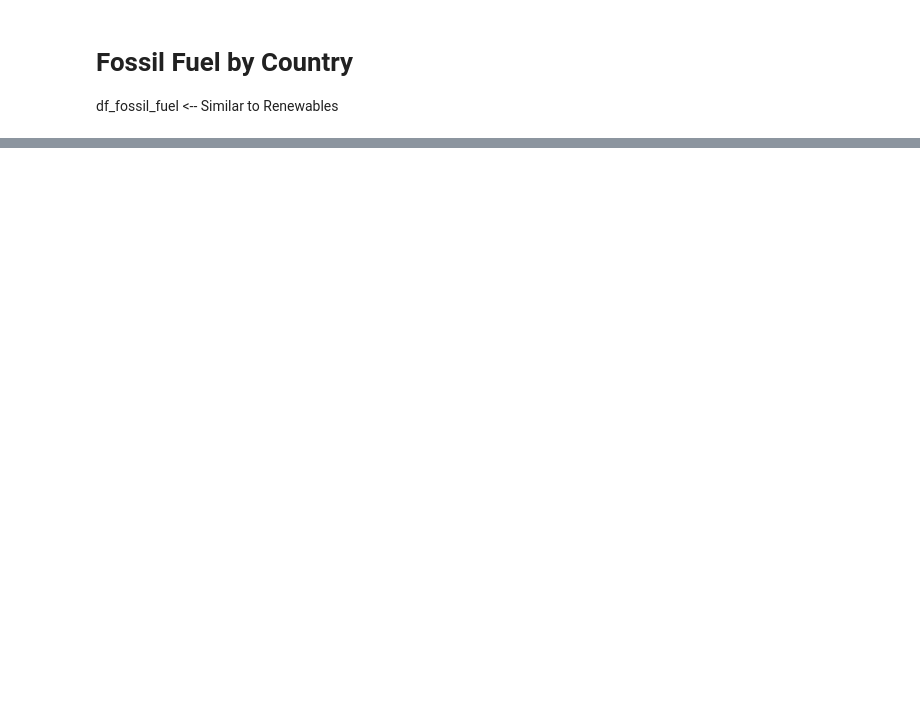
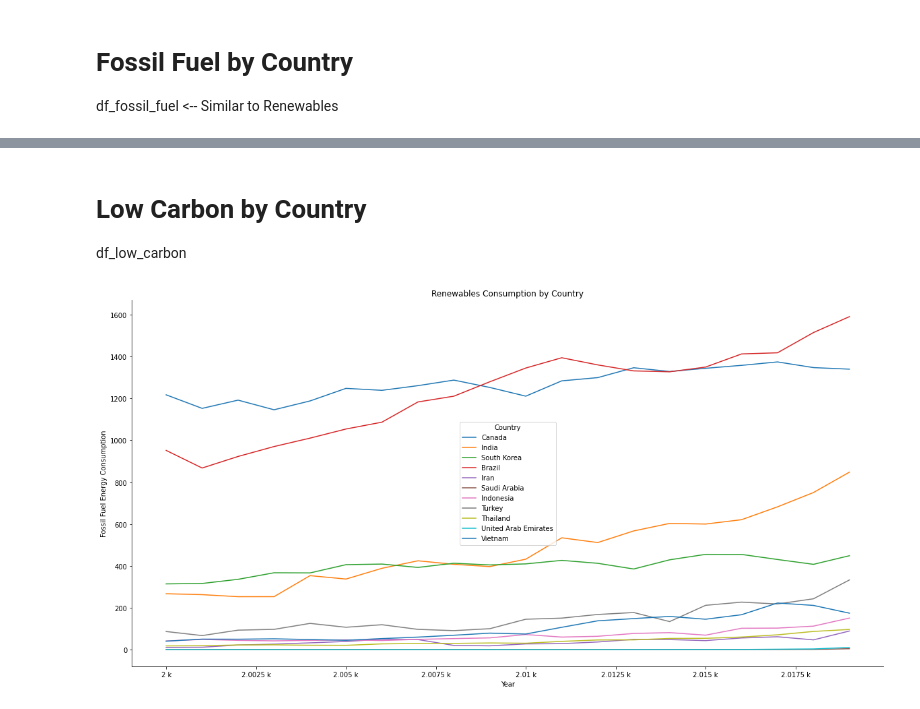
Before and after one commit to amycelliott/DMP_LP_2022, a Jupyter notebook: DMP_LP_2022_Target_Country_Current_Consumption.ipynb, the cells around one changed output, grey strips where cells are left out. Drawn from its saved outputs; the diff is of its cells as text; code cells hidden in the pictures; blank space fills up the shorter version.

```diff
--- a/DMP_LP_2022_Target_Country_Current_Consumption.ipynb
+++ b/DMP_LP_2022_Target_Country_Current_Consumption.ipynb
@@ -324,0 +337,39 @@ for spine in ['top', 'right']:
+# %% [markdown]
+# Low Carbon by Country
+
+df_low_carbon
+# %%
+# Pivot Data
+df_low_carbon_pivot = df_low_carbon.pivot_table(
+    index='year',
+    columns='country',
+    values='low_carbon_consumption',
+    margins=True
+    )
+
+# First record values show "All" and should get deleted
+df_low_carbon_pivot = df_low_carbon_pivot.drop('All').head(25)
+#df_low_carbon_pivot = df_low_carbon_pivot.query('`country` != "All"')
+
+# for kind - area or line work best
+from matplotlib import ticker
+ax = df_low_carbon_pivot.plot(
+    kind='line', #stacked=True,
+    # All countries
+    #y=["United States","China","Canada","India","South Korea","Brazil","Iran","Saudi Arabia","Indonesia","Turkey","Thailand","United Arab Emirates","Vietnam"],
+    # Remove some of the top ones to see the change in the lower ones
+    y=["Canada","India","South Korea","Brazil","Iran","Saudi Arabia","Indonesia","Turkey","Thailand","United Arab Emirates","Vietnam"],
+    title='Renewables Consumption by Country', figsize=(20,10)
+)
+
+# formatting
+ax.set(xlabel='Year', ylabel='Fossil Fuel Energy Consumption')
+ax.legend(title='Country')
+
+# shows x-axis in millions instead of scientific notation
+ax.xaxis.set_major_formatter(ticker.EngFormatter())
+# removes the top and right lines from the figure to make it less boxy
+for spine in ['top', 'right']:
+  ax.spines[spine].set_visible(False)
+# %% [output]
+[figure, added]
```
Also changed, not shown: parts of 6 cells of this notebook.
